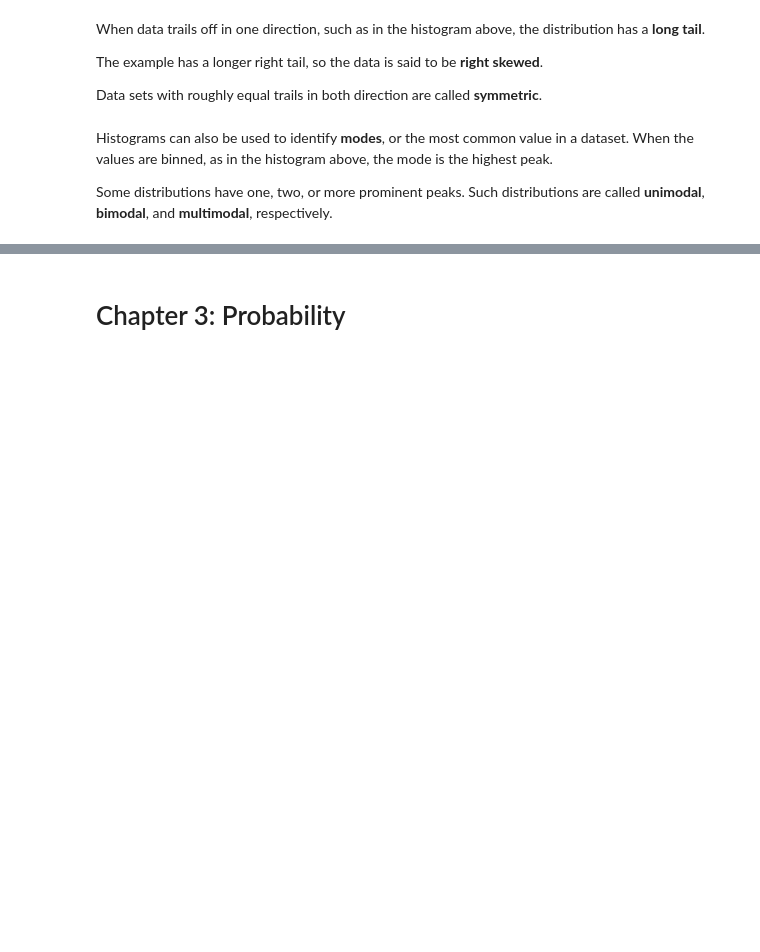
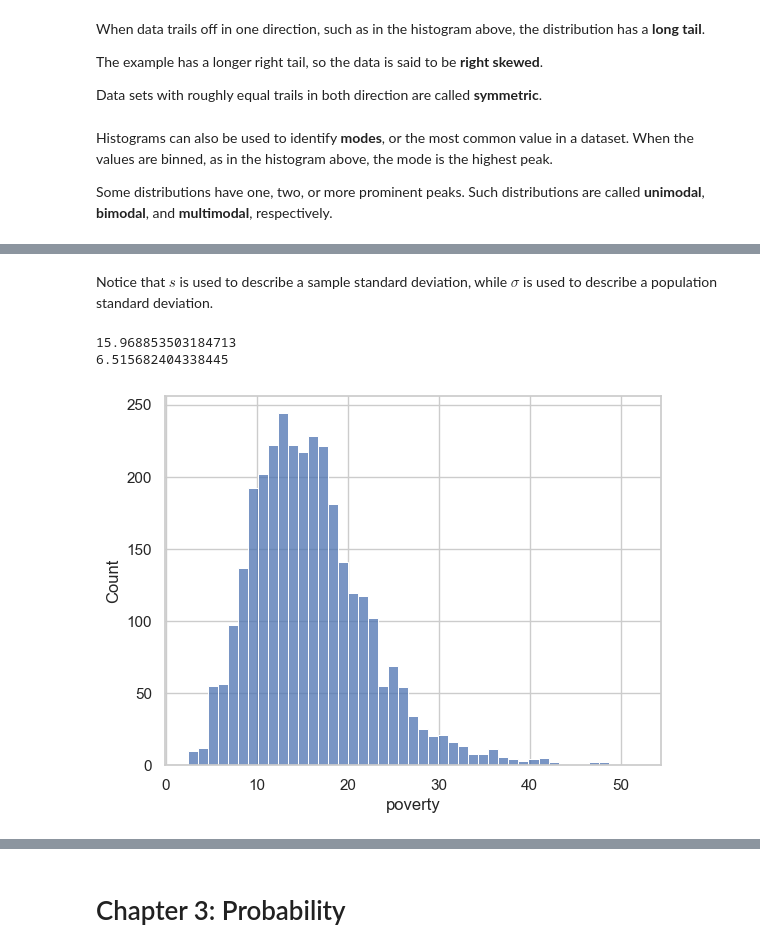
Before and after one commit to zdravoj/data-science-foundations, a Jupyter notebook: OpenIntro_Statistics/chs_1to4.ipynb, the cells around one changed output, grey strips where cells are left out. Saved outputs shown, nothing was run; the diff lists cells and outputs as text; code cells hidden in the pictures; blank space fills up the shorter version.

```diff
--- a/OpenIntro_Statistics/chs_1to4.ipynb
+++ b/OpenIntro_Statistics/chs_1to4.ipynb
@@ -654,0 +665,15 @@ Some distributions have one, two, or more prominent peaks. Such distributions ar
+# %% [markdown]
+Notice that $s$ is used to describe a sample standard deviation, while $\sigma$ is used to describe a population standard deviation.
+# %%
+# distribution, mean, and standard deviation for county poverty
+sns.histplot(
+    data= county,
+    x= 'poverty'
+);
+
+print(county['poverty'].mean())
+print(county['poverty'].std())
+# %% [output]
+15.968853503184713
+6.515682404338445
+[figure, added]
```
Also changed, not shown: parts of 17 cells of this notebook.
